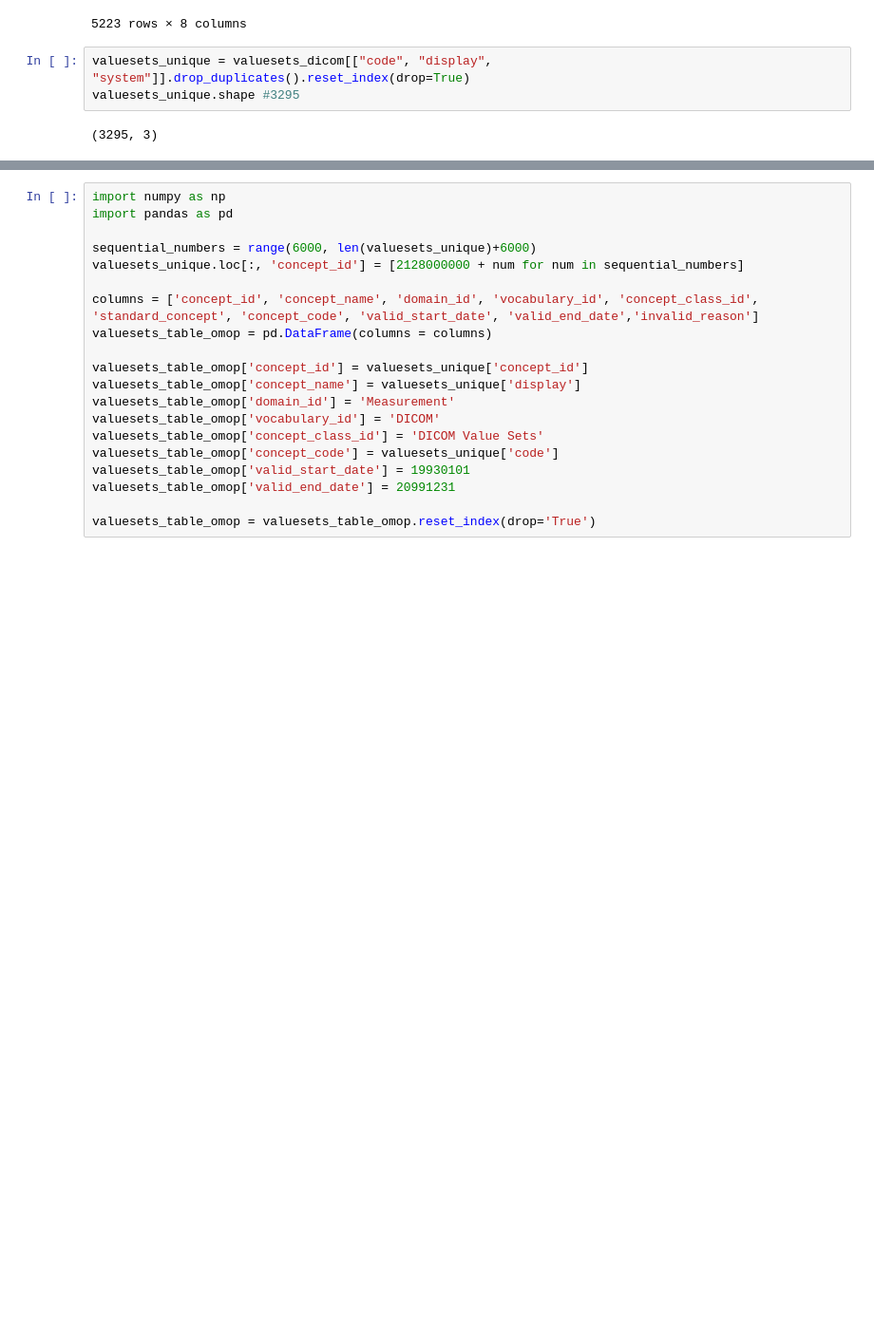
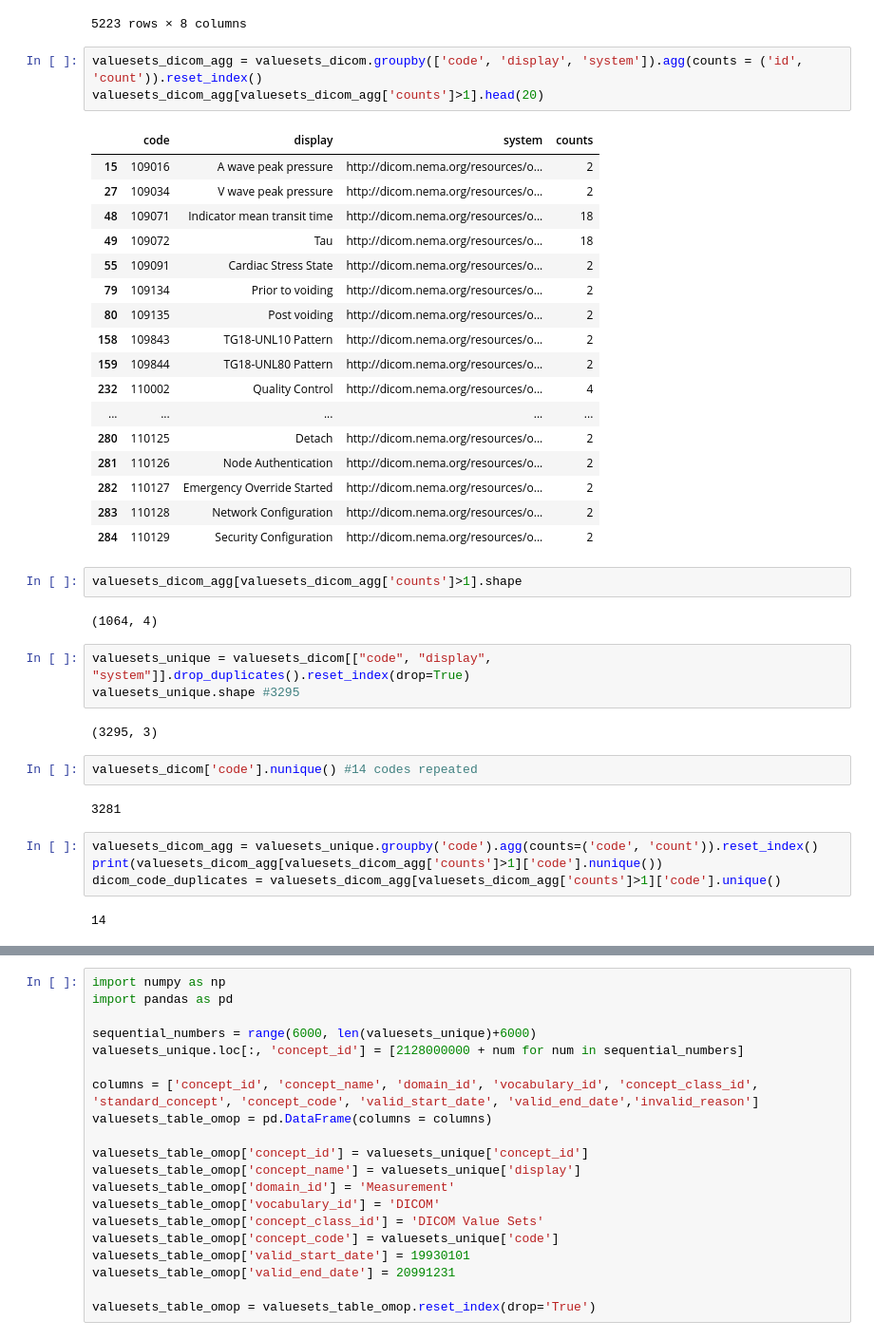
Before and after one commit to paulnagy/DICOM2OMOP, a Jupyter notebook: dicom_to_omop/dicom_to_omop_vocab.ipynb, the cells around one changed output, grey strips where cells are left out. Shown: that part at 95% size. Saved outputs shown, nothing was run; the diff lists cells and outputs as text; blank space fills up the shorter version.

```diff
--- a/dicom_to_omop/dicom_to_omop_vocab.ipynb
+++ b/dicom_to_omop/dicom_to_omop_vocab.ipynb
@@ -142,8 +154,43 @@ valuesets_dicom #5223
 | 26823 | 128121 | Plane through Inferior Extent | http://dicom.nema.org/resources/o... | dicom-cid-1010-ReferenceGeometryP... | 20160905 | active | Transitive closure of CID 1010 Re... | 1010 |
 | 26824 | 128120 | Plane through Superior Extent | http://dicom.nema.org/resources/o... | dicom-cid-1010-ReferenceGeometryP... | 20160905 | active | Transitive closure of CID 1010 Re... | 1010 |
 5223 rows × 8 columns
+# %%
+valuesets_dicom_agg = valuesets_dicom.groupby(['code', 'display', 'system']).agg(counts = ('id', 'count')).reset_index()
+valuesets_dicom_agg[valuesets_dicom_agg['counts']>1].head(20)
+# %% [output]
+|  | code | display | system | counts |
+| 15 | 109016 | A wave peak pressure | http://dicom.nema.org/resources/o... | 2 |
+| 27 | 109034 | V wave peak pressure | http://dicom.nema.org/resources/o... | 2 |
+| 48 | 109071 | Indicator mean transit time | http://dicom.nema.org/resources/o... | 18 |
+| 49 | 109072 | Tau | http://dicom.nema.org/resources/o... | 18 |
+| 55 | 109091 | Cardiac Stress State | http://dicom.nema.org/resources/o... | 2 |
+| 79 | 109134 | Prior to voiding | http://dicom.nema.org/resources/o... | 2 |
+| 80 | 109135 | Post voiding | http://dicom.nema.org/resources/o... | 2 |
+| 158 | 109843 | TG18-UNL10 Pattern | http://dicom.nema.org/resources/o... | 2 |
+| 159 | 109844 | TG18-UNL80 Pattern | http://dicom.nema.org/resources/o... | 2 |
+| 232 | 110002 | Quality Control | http://dicom.nema.org/resources/o... | 4 |
+| ... | ... | ... | ... | ... |
+| 280 | 110125 | Detach | http://dicom.nema.org/resources/o... | 2 |
+| 281 | 110126 | Node Authentication | http://dicom.nema.org/resources/o... | 2 |
+| 282 | 110127 | Emergency Override Started | http://dicom.nema.org/resources/o... | 2 |
+| 283 | 110128 | Network Configuration | http://dicom.nema.org/resources/o... | 2 |
+| 284 | 110129 | Security Configuration | http://dicom.nema.org/resources/o... | 2 |
+# %%
+valuesets_dicom_agg[valuesets_dicom_agg['counts']>1].shape
+# %% [output]
+(1064, 4)
 # %%
 valuesets_unique = valuesets_dicom[["code", "display", "system"]].drop_duplicates().reset_index(drop=True)
 valuesets_unique.shape #3295
 # %% [output]
 (3295, 3)
+# %%
+valuesets_dicom['code'].nunique() #14 codes repeated
+# %% [output]
+3281
+# %%
+valuesets_dicom_agg = valuesets_unique.groupby('code').agg(counts=('code', 'count')).reset_index()
+print(valuesets_dicom_agg[valuesets_dicom_agg['counts']>1]['code'].nunique())
+dicom_code_duplicates = valuesets_dicom_agg[valuesets_dicom_agg['counts']>1]['code'].unique()
+# %% [output]
+14
```
Also changed, not shown: parts of 53 cells of this notebook, 8 other files.
